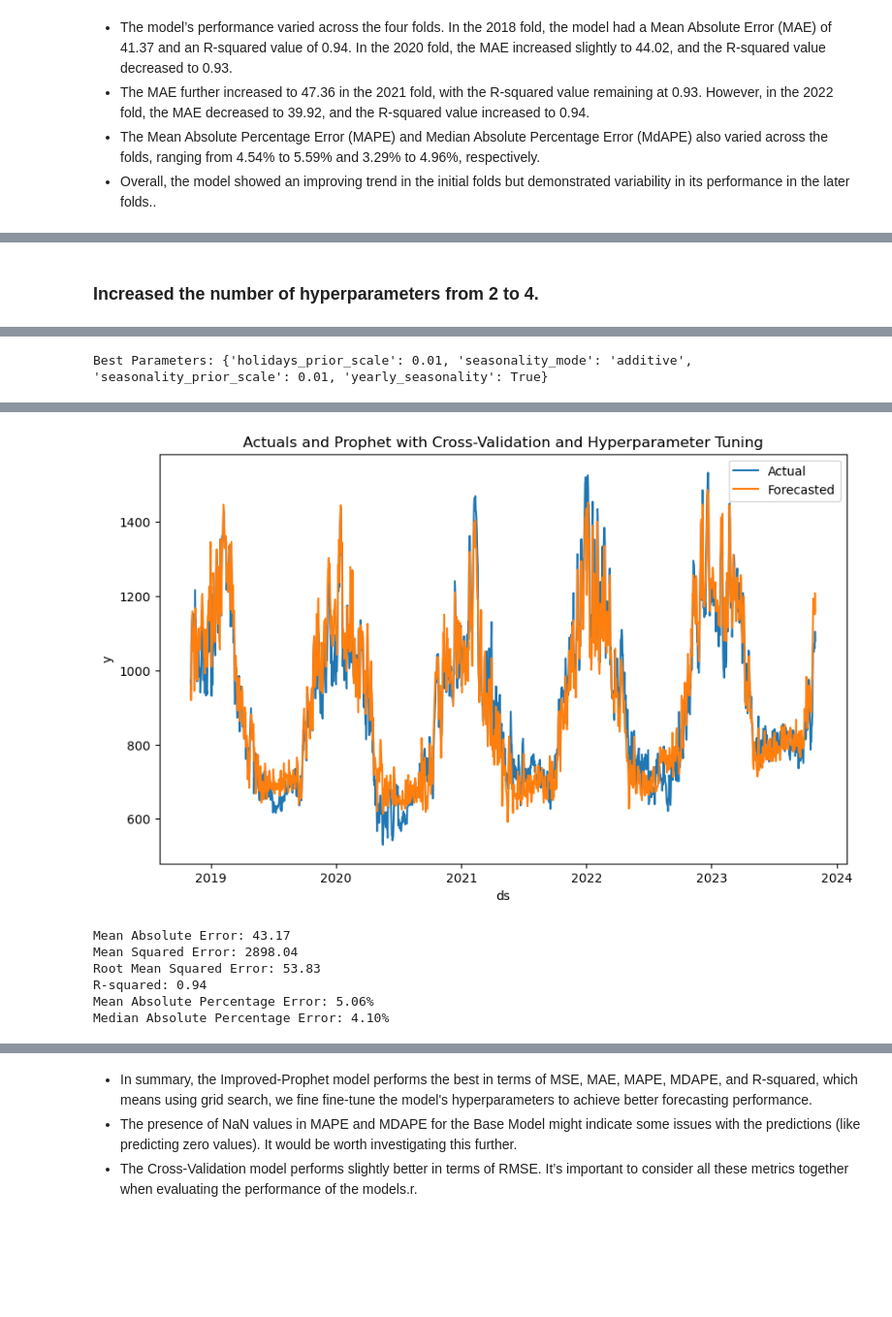
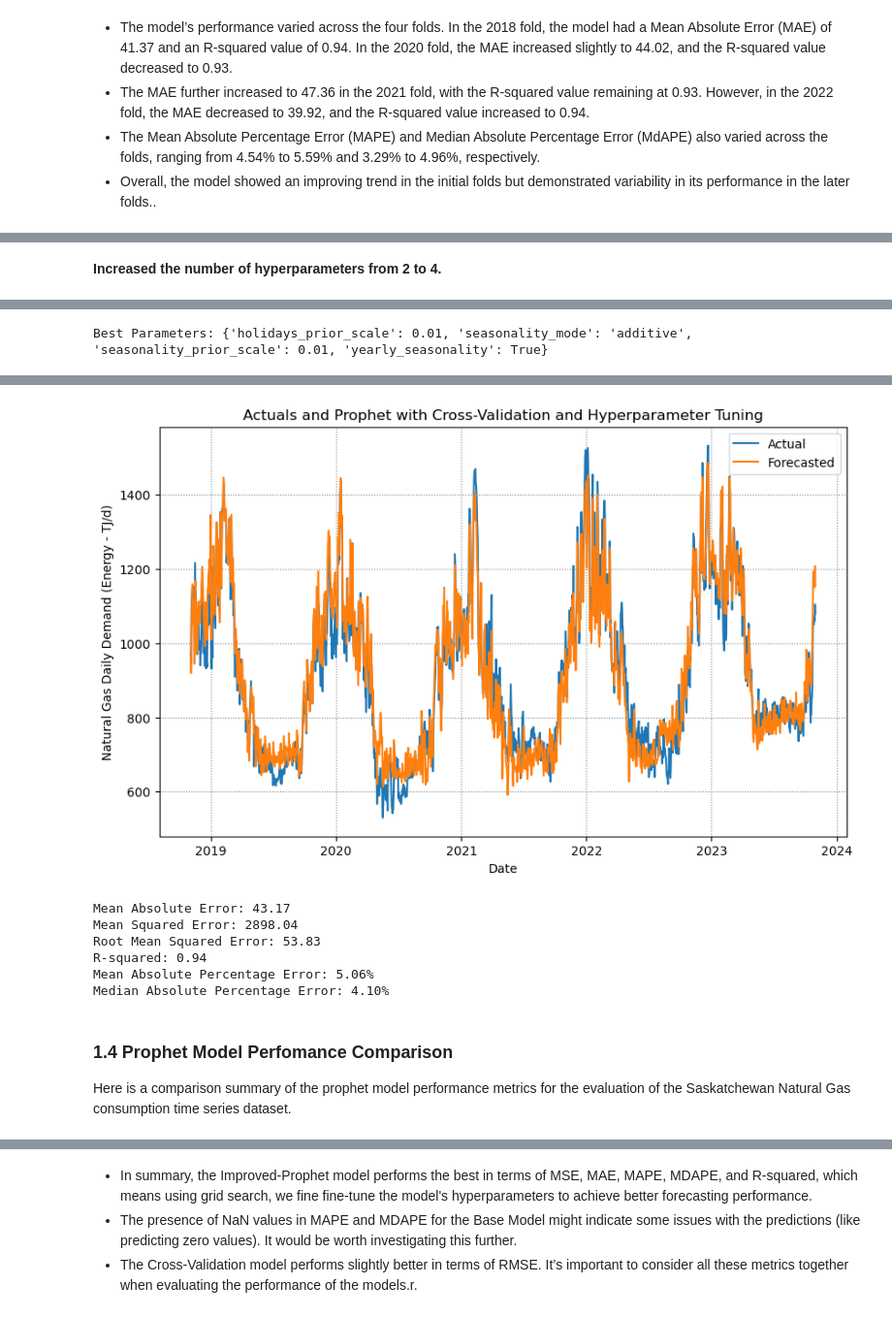
Before and after one commit to Nathan-13/Capstone-Project_Forecasting-Natural-Gas-Demand, a Jupyter notebook: Notebooks/model_building.ipynb, the cells around one changed output, grey strips where cells are left out. Shown at 97% size. Saved outputs shown, nothing was run; the diff lists cells and outputs as text; code cells hidden in the pictures; blank space fills up the shorter version.

```diff
--- a/Notebooks/model_building.ipynb
+++ b/Notebooks/model_building.ipynb
@@ -494,5 +426,5 @@ Median Absolute Percentage Error: 4.12%
 # %% [markdown]
-### Increased the number of hyperparameters from 2 to 4.
+**Increased the number of hyperparameters from 2 to 4.**
 # %%
 from sklearn.model_selection import GridSearchCV
 from sklearn.metrics import mean_squared_error, mean_absolute_error, r2_score
@@ -558,8 +490,10 @@ plt.figure(figsize=(10, 6))
 plt.plot(df_cv_mp['ds'], df_cv_mp['y'], label='Actual')
 plt.plot(df_cv_mp['ds'], df_cv_mp['yhat'], label='Forecasted')
 plt.legend()
-plt.xlabel('ds')
-plt.ylabel('y')
+plt.xlabel('Date')
+plt.ylabel('Natural Gas Daily Demand (Energy - TJ/d)')
+# Add a grid to the figure for better visualization of data
+plt.grid(linestyle=":", color='grey')
 plt.title('Actuals and Prophet with Cross-Validation and Hyperparameter Tuning')
 plt.show()
 
@@ -595,7 +529,10 @@ Best Parameters: {'holidays_prior_scale': 0.01, 'seasonality_mode': 'additive',
-[figure, old version]
+[figure, new version]
 Mean Absolute Error: 43.17
 Mean Squared Error: 2898.04
 Root Mean Squared Error: 53.83
 R-squared: 0.94
 Mean Absolute Percentage Error: 5.06%
 Median Absolute Percentage Error: 4.10%
+# %% [markdown]
+### 1.4 Prophet Model Perfomance Comparison
+Here is a comparison summary of the prophet model performance metrics for the evaluation of the Saskatchewan Natural Gas consumption time series dataset.
```
Also changed, not shown: parts of 91 cells of this notebook, 46 other files.
